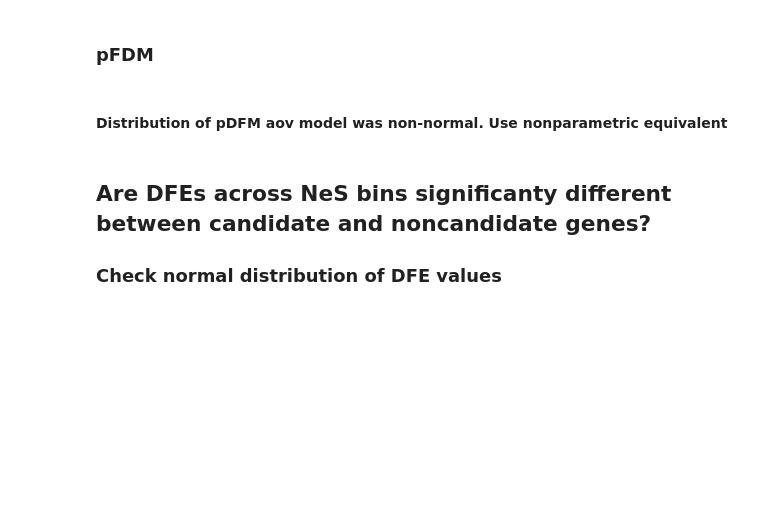
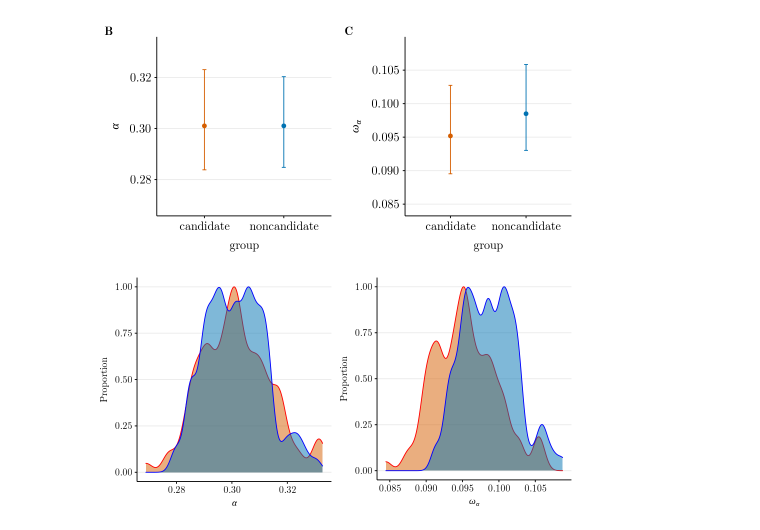
Before and after one commit to alicewchen/lipid_selection, a Jupyter notebook: analysis/06_dfe_alpha_output_analysis/01_plot_important_values.ipynb, the cells around one changed output. Cells and saved outputs as stored; diff of their text form; code cells hidden in the pictures; blank space fills up the shorter version.

Commit message:
plot only neccesary figures

```diff
--- a/analysis/06_dfe_alpha_output_analysis/01_plot_important_values.ipynb
+++ b/analysis/06_dfe_alpha_output_analysis/01_plot_important_values.ipynb
@@ -94,22 +37,0 @@ p
-# %% [markdown]
-### pFDM
-# %%
-pFDM.model <- aov(pFDM ~ group, data=df)
-summary(pFDM.model)
-fig(8,3)
-par(mfrow=c(1,3))
-plot(pFDM.model)
-
-tmp <- df %>% mutate(residuals = as.numeric(pFDM.model$residuals))
-qqnorm(tmp$residuals[tmp$group == 'candidate'], main = 'candidate residuals')
-qqnorm(tmp$residuals[tmp$group == 'noncandidate'], main = 'noncandidate residuals')
-
-fig(5,2.5)
-
-p<- ggplot(tmp, aes(x=residuals, color=group, fill = group)) +
-geom_density(adjust = 0.5, alpha = 0.5) +
-theme_classic() +
-scale_color_manual(values=c('red','blue'))
-p
-# %% [markdown]
-#### Distribution of pDFM aov model was non-normal. Use nonparametric equivalent
@@ -122,3 +38,44 @@ wilcox.test(x = df$pFDM[df$group == "candidate"],
-# %% [markdown]
-## Are DFEs across NeS bins significanty different between candidate and noncandidate genes?
-### Check normal distribution of DFE values
+# %%
+#plot by quantile
+plots<-c()
+dst_plt <- c()
+fig(8,4)
+values <-  c("alpha", "omega")
+ylabels <-  c(expression(alpha), expression(omega[alpha]))
+tags <- c("B","C")
+for (i in seq(1,2)){
+    summary <- df %>% group_by(group) %>% summarize(median = median(eval(as.name(values[i]))),
+                                                   sd = sd(eval(as.name(values[i]))),
+                                                   lower_CI = quantile(eval(as.name(values[i])), 0.05),
+                                                   upper_CI = quantile(eval(as.name(values[i])), 0.95))
+
+    p <- ggplot(summary, aes(x=group, y=median, ymin=lower_CI, ymax=upper_CI, colour = group, group = 1)) +
+    ylim(min(df[,values[i]]), max(df[,values[i]]))+
+    geom_errorbar(aes(width = 0.05)) +
+    geom_point(size = 2)+
+    labs(x="group", y = ylabels[i], tag = tags[i])+
+    theme_latex(base_size = 18) +
+    theme(panel.grid.major.x = element_blank(),
+          legend.position = "none",
+          axis.title.y = element_text(family = "sans"),
+          plot.tag = element_text(face = 'bold'))
+    plots[[values[i]]] <- ggplotGrob(p)
+
+    #plots the distribution of alpha and omega values
+    p<-ggplot(df, aes(x=eval(as.name(values[i])), color=group, fill = group)) +
+        geom_density(adjust = 0.5, alpha = 0.5, mapping = (aes(y = ..scaled..))) +
+        theme_classic() +
+        scale_color_manual(values=c('red','blue'))+
+        labs(x=ylabels[i], y = "Proportion") +
+        theme_latex(base_size = 14) +
+        theme (panel.grid.major.x = element_blank(), legend.position = "none",
+          axis.title.x = element_text(family = "sans"))
+    dst_plt[[values[i]]] <- ggplotGrob(p)
+
+    }
+
+grid.arrange(plots[['alpha']], plots[['omega']], ncol=2, nrow=1)
+grid.arrange(dst_plt[['alpha']], dst_plt[['omega']], ncol=2, nrow=1)
+# %% [output]
+[figure, added]
+[figure, added]
```
Also changed, not shown: parts of 26 cells of this notebook.
